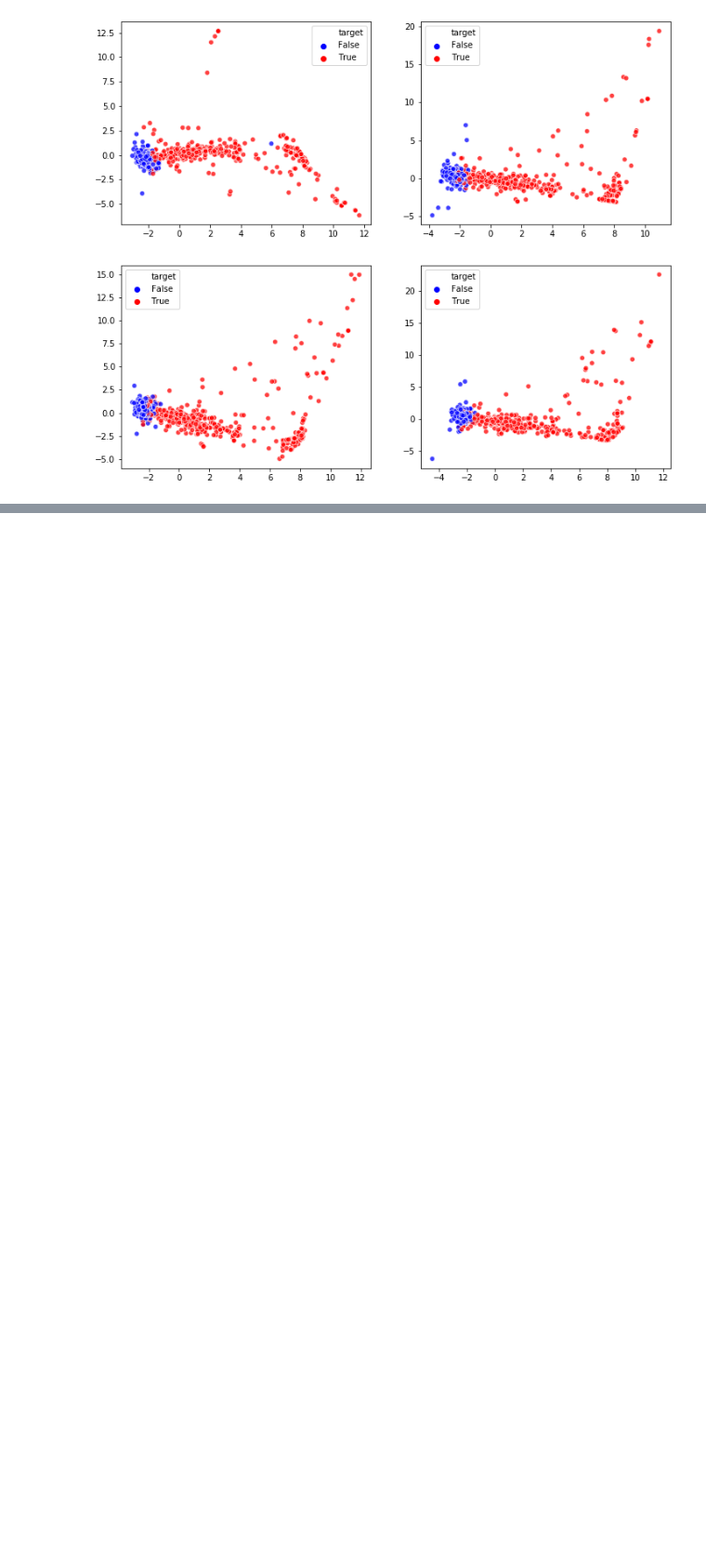
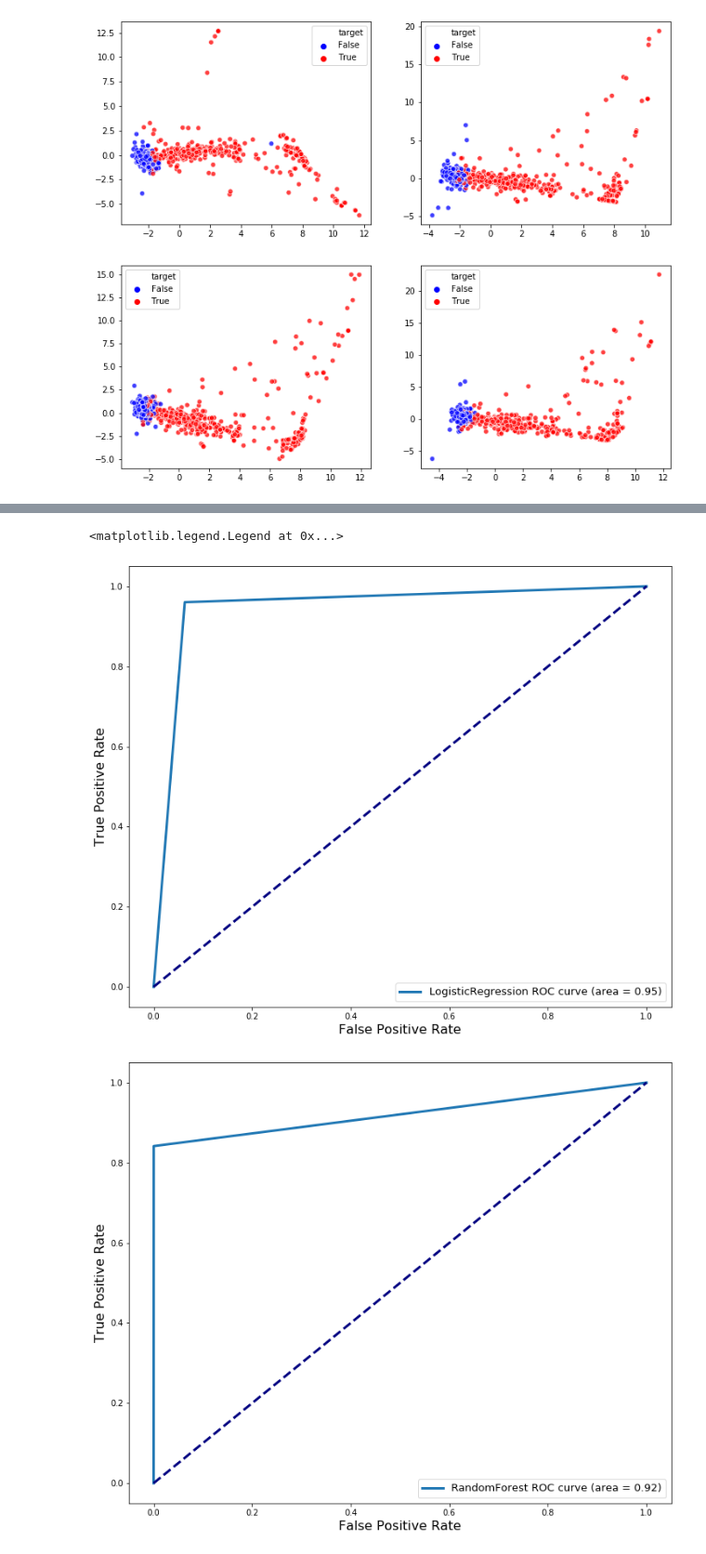
Before and after one commit to KelvinHwee/Machine-Learning, a Jupyter notebook: credit_card_fraud_detection.ipynb, the cells around one changed output, grey strips where cells are left out. Shown at 93% size. Drawn from its saved outputs; the diff is of its cells as text; code cells hidden in the pictures; blank space fills up the shorter version.

```diff
--- a/credit_card_fraud_detection.ipynb
+++ b/credit_card_fraud_detection.ipynb
@@ -253,8 +275,8 @@ fpr_logreg, tpr_logreg, _ = roc_curve(y_test, logreg_pred)
 roc_auc_logreg = auc(fpr_logreg, tpr_logreg)
 
 #===   for SVC
-fpr_SVC, tpr_SVC, _ = roc_curve(y_test, SVC_pred)
-roc_auc_SVC= auc(fpr_SVC, tpr_SVC)
+# fpr_SVC, tpr_SVC, _ = roc_curve(y_test, SVC_pred)
+# roc_auc_SVC= auc(fpr_SVC, tpr_SVC)
 
 #===   for random forest
 fpr_rf, tpr_rf, _ = roc_curve(y_test, rf_pred)
@@ -265,36 +287,40 @@ fpr_ada, tpr_ada, _ = roc_curve(y_test, ada_pred)
 roc_auc_ada= auc(fpr_ada, tpr_ada)
 
 #===   now we plot the ROC curves
 import matplotlib.pyplot as plt
 
 #===   ROC curves for logistic regression
 plt.figure(figsize = (12,10))
 plt.plot(fpr_logreg, tpr_logreg, lw = 3, label = "LogisticRegression ROC curve (area = {:0.2f})".format(roc_auc_logreg))
 plt.plot([0,1], [0,1], color = "navy", lw = 3, linestyle = "--")
 plt.xlabel('False Positive Rate', fontsize = 16)
 plt.ylabel('True Positive Rate', fontsize = 16)
 plt.legend(loc = 'lower right', fontsize = 13)
 
 #===   ROC curves for SVC
-plt.figure(figsize = (12,10))
-plt.plot(fpr_SVC, tpr_SVC, lw = 3, label = "SVC ROC curve (area = {:0.2f})".format(roc_auc_SVC))
-plt.plot([0,1], [0,1], color = "navy", lw = 3, linestyle = "--")
-plt.xlabel('False Positive Rate', fontsize = 16)
-plt.ylabel('True Positive Rate', fontsize = 16)
-plt.legend(loc = 'lower right', fontsize = 13)
+# plt.figure(figsize = (12,10))
+# plt.plot(fpr_SVC, tpr_SVC, lw = 3, label = "SVC ROC curve (area = {:0.2f})".format(roc_auc_SVC))
+# plt.plot([0,1], [0,1], color = "navy", lw = 3, linestyle = "--")
+# plt.xlabel('False Positive Rate', fontsize = 16)
+# plt.ylabel('True Positive Rate', fontsize = 16)
+# plt.legend(loc = 'lower right', fontsize = 13)
 
 #===   ROC curves for RandomForest
 plt.figure(figsize = (12,10))
 plt.plot(fpr_rf, tpr_rf, lw = 3, label = "RandomForest ROC curve (area = {:0.2f})".format(roc_auc_rf))
 plt.plot([0,1], [0,1], color = "navy", lw = 3, linestyle = "--")
 plt.xlabel('False Positive Rate', fontsize = 16)
 plt.ylabel('True Positive Rate', fontsize = 16)
 plt.legend(loc = 'lower right', fontsize = 13)
 
 #===   ROC curves for AdaBoost
 plt.figure(figsize = (12,10))
 plt.plot(fpr_ada, tpr_ada, lw = 3, label = "AdaBoost ROC curve (area = {:0.2f})".format(roc_auc_ada))
 plt.plot([0,1], [0,1], color = "navy", lw = 3, linestyle = "--")
 plt.xlabel('False Positive Rate', fontsize = 16)
 plt.ylabel('True Positive Rate', fontsize = 16)
 plt.legend(loc = 'lower right', fontsize = 13)
+# %% [output]
+<matplotlib.legend.Legend at 0x...>
+[figure, added]
+[figure, added]
```
Also changed, not shown: parts of 6 cells of this notebook.
